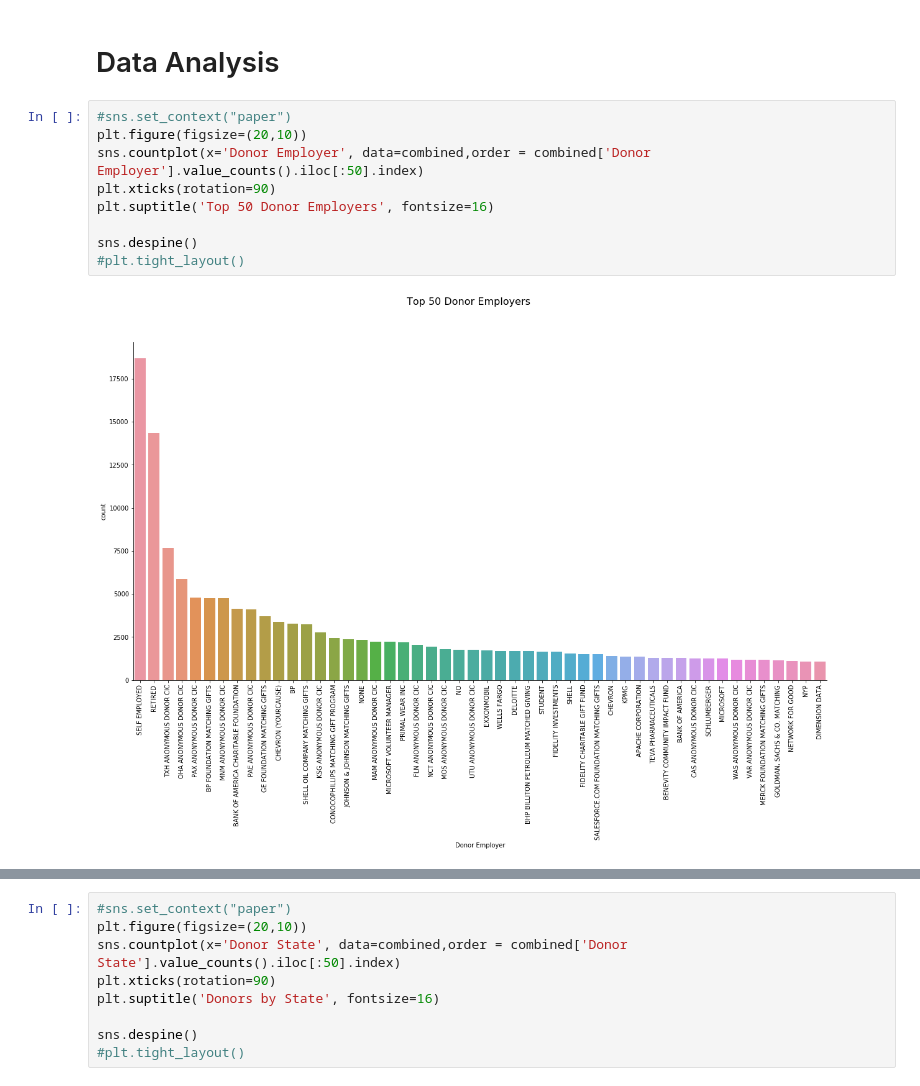
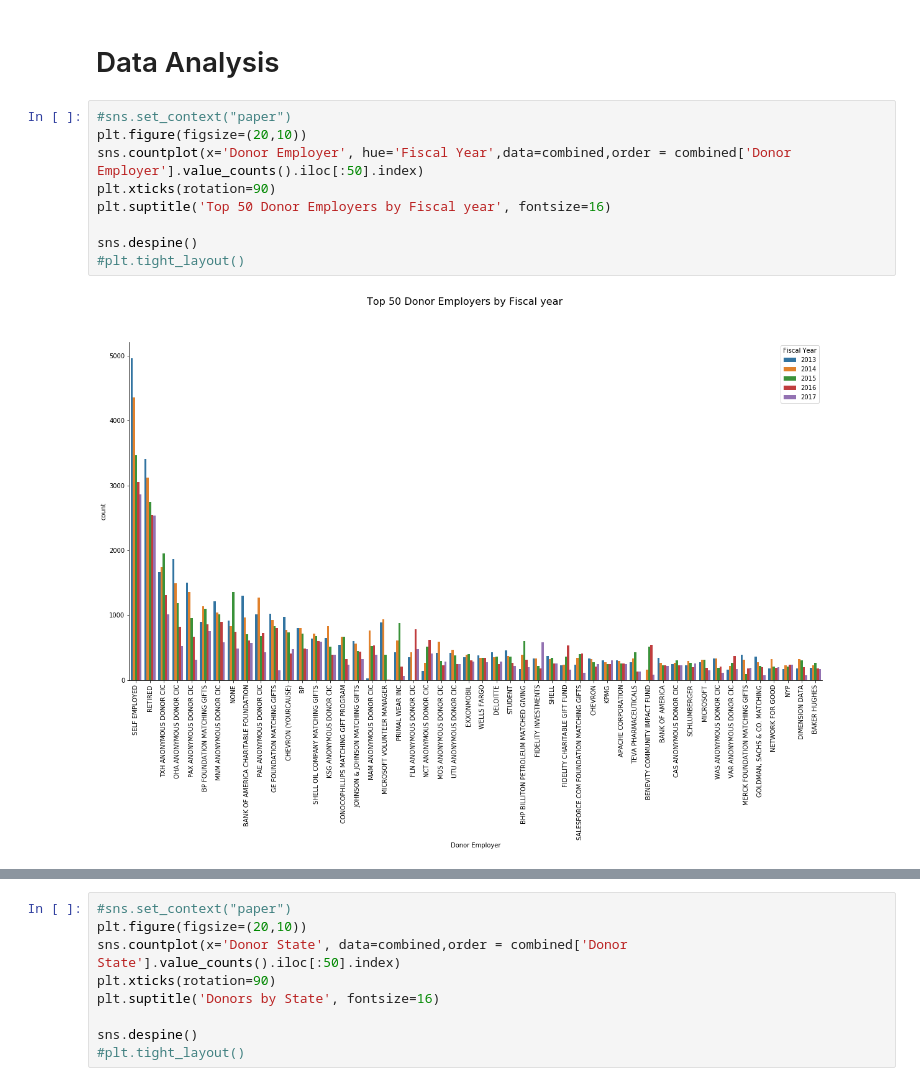
Before and after one commit to mills-jeffreyb/GENBA894, a Jupyter notebook: Mills_Jeff_CapstoneProject-Donations.ipynb, the cells around one changed output, grey strips where cells are left out. Saved outputs shown, nothing was run; the diff lists cells and outputs as text.

```diff
--- a/Mills_Jeff_CapstoneProject-Donations.ipynb
+++ b/Mills_Jeff_CapstoneProject-Donations.ipynb
@@ -310,11 +341,11 @@ Name: Gift Payment Method, dtype: int64
 # %%
 #sns.set_context("paper")
 plt.figure(figsize=(20,10))
-sns.countplot(x='Donor Employer', data=combined,order = combined['Donor Employer'].value_counts().iloc[:50].index)
+sns.countplot(x='Donor Employer', hue='Fiscal Year',data=combined,order = combined['Donor Employer'].value_counts().iloc[:50].index)
 plt.xticks(rotation=90)
-plt.suptitle('Top 50 Donor Employers', fontsize=16)
+plt.suptitle('Top 50 Donor Employers by Fiscal year', fontsize=16)
 
 sns.despine()
 #plt.tight_layout()
 # %% [output]
-[figure, old version]
+[figure, new version]
```
Also changed, not shown: parts of 34 cells of this notebook.
